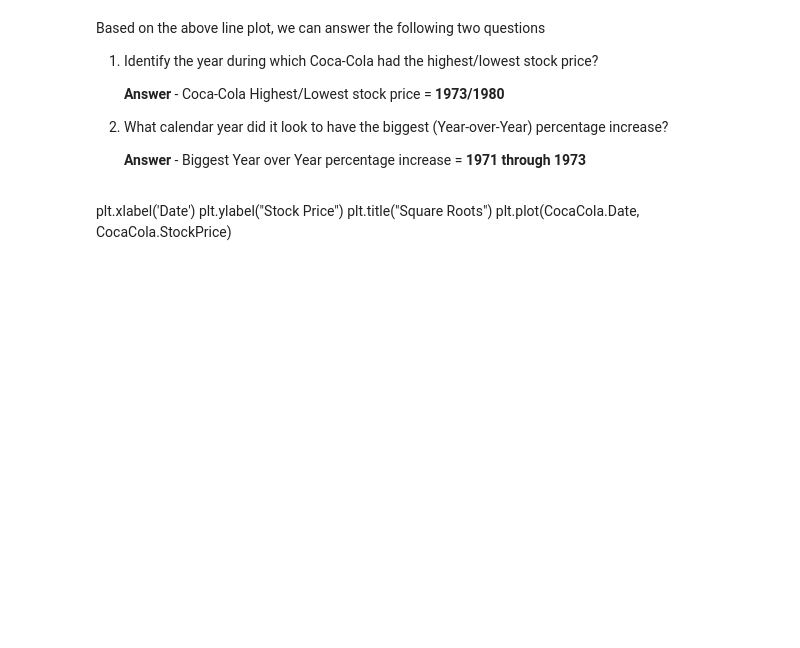
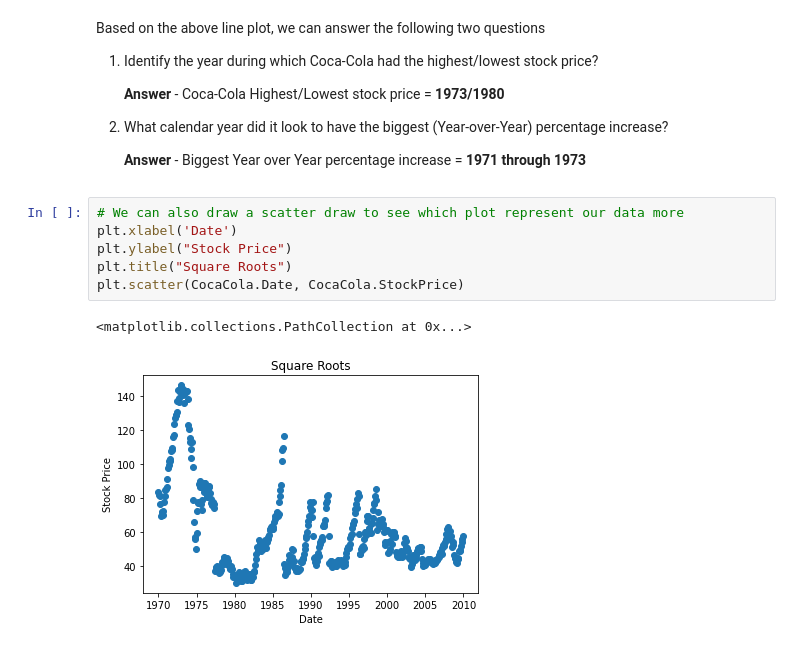
Before and after one commit to MarsPanther/Basic-Descriptive-Analytics-with-Python, a Jupyter notebook: lab 1 assignment.ipynb, the cells around one changed output. Saved outputs shown, nothing was run; the diff lists cells and outputs as text; blank space fills up the shorter version.

```diff
--- a/lab 1 assignment.ipynb
+++ b/lab 1 assignment.ipynb
@@ -168,8 +170,12 @@ Based on the above line plot, we can answer the following two questions
 2. What calendar year did it look to have the biggest (Year-over-Year) percentage increase?
 
     **Answer** - Biggest Year over Year percentage increase = **1971 through 1973**
-# %% [markdown]
-plt.xlabel('Date')
-plt.ylabel("Stock Price")
-plt.title("Square Roots")
-plt.plot(CocaCola.Date, CocaCola.StockPrice)
+# %%
+# We can also draw a scatter draw to see which plot represent our data more
+plt.xlabel('Date')
+plt.ylabel("Stock Price")
+plt.title("Square Roots")
+plt.scatter(CocaCola.Date, CocaCola.StockPrice)
+# %% [output]
+<matplotlib.collections.PathCollection at 0x...>
+[figure, added]
```
Also changed, not shown: parts of 5 cells of this notebook.
